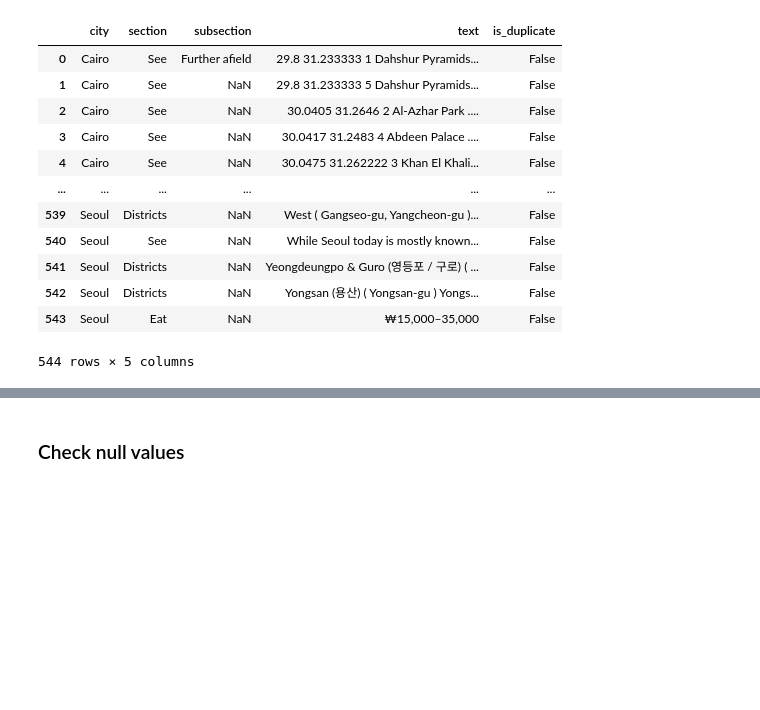
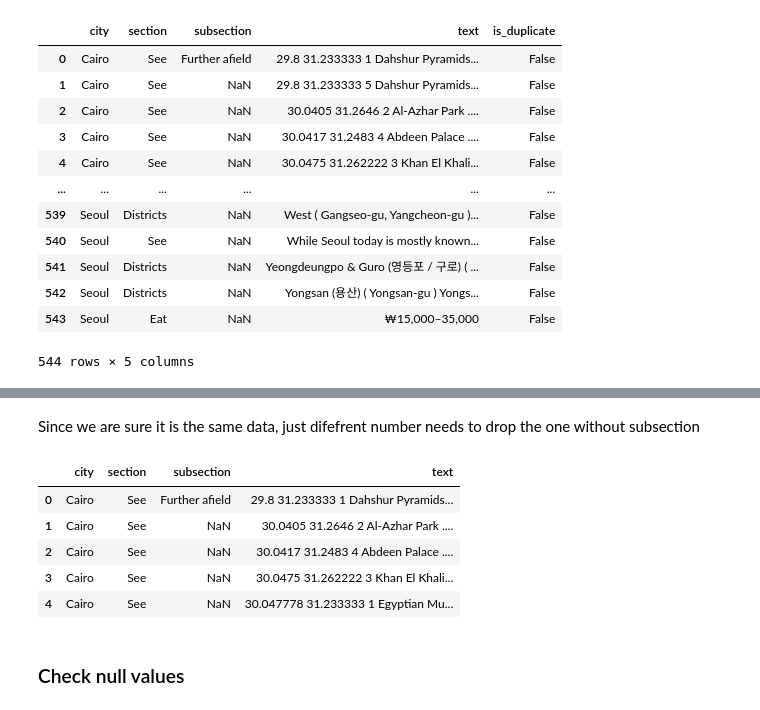
Before and after one commit to HagerAhmed/Musafir, a Jupyter notebook: notebooks/1. Ingest data.ipynb, the cells around one changed output, grey strips where cells are left out. Drawn from its saved outputs; the diff is of its cells as text; code cells hidden in the pictures; blank space fills up the shorter version.

```diff
--- a/notebooks/1. Ingest data.ipynb
+++ b/notebooks/1. Ingest data.ipynb
@@ -352,0 +359,2 @@ df.to_csv("../data/processed_data/all_cities_combined_clean.csv", index=False)
+# %% [markdown]
+Since we are sure it is the same data, just difefrent number needs to drop the one without subsection
@@ -353,3 +363,12 @@ df.to_csv("../data/processed_data/all_cities_combined_clean.csv", index=False)
+# %%
+df.head(5)
+# %% [output]
+|  | city | section | subsection | text |
+| 0 | Cairo | See | Further afield | 29.8 31.233333 1 Dahshur Pyramids... |
+| 1 | Cairo | See | NaN | 30.0405 31.2646 2 Al-Azhar Park .... |
+| 2 | Cairo | See | NaN | 30.0417 31.2483 4 Abdeen Palace .... |
+| 3 | Cairo | See | NaN | 30.0475 31.262222 3 Khan El Khali... |
+| 4 | Cairo | See | NaN | 30.047778 31.233333 1 Egyptian Mu... |
 # %% [markdown]
 ### Check null values
 # %%
```
Also changed, not shown: parts of 11 cells of this notebook, 1 other file.
